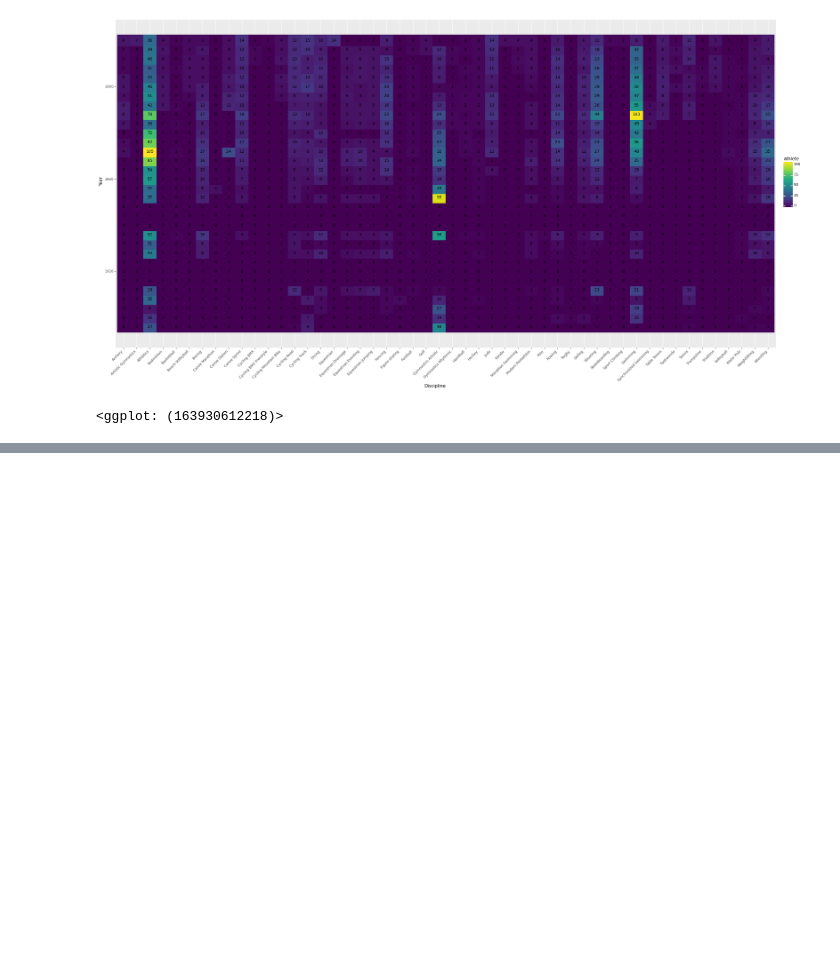
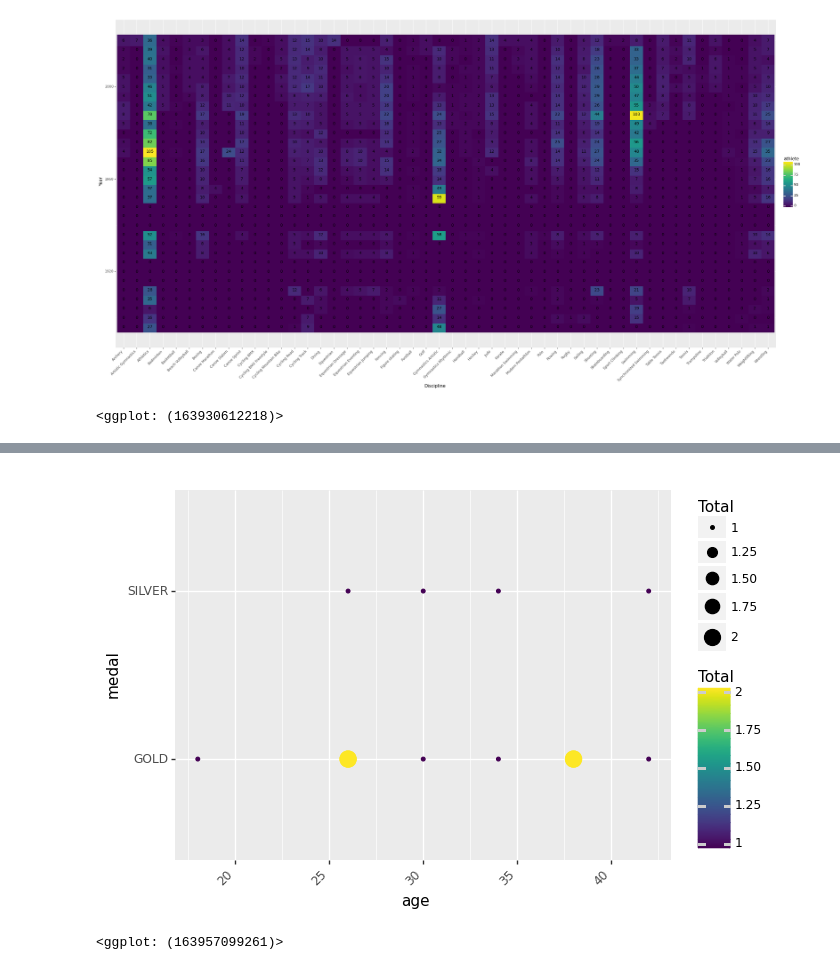
Before and after one commit to brmuloot/Jeux-Olympiques, a Jupyter notebook: Jeux_olympiques.ipynb, the cells around one changed output, grey strips where cells are left out. Saved outputs shown, nothing was run; the diff lists cells and outputs as text; code cells hidden in the pictures; blank space fills up the shorter version.

Commit message:
fin du best athlete

```diff
--- a/Jeux_olympiques.ipynb
+++ b/Jeux_olympiques.ipynb
@@ -613,0 +617,14 @@ df_final
+# %%
+medal_birgit = ["GOLD", "SILVER", "GOLD", "GOLD", "GOLD", "SILVER", "GOLD", "SILVER", "GOLD", "GOLD","SILVER" ,"GOLD"]
+rank_birgit = ["1", "2", "1", "1", "1", "2", "1", "2", "1", "1","2" ,"1"]
+total = [1,1,2,2,1,1,1,1,2,2,1,1]
+# %%
+birth = top10.athlete_year_birth.iloc[0]
+birth
+age = year_birgit - birth
+age = list(age)
+# %%
+df_birgit = pd.DataFrame(year_birgit, columns=["Year"])
+# %%
+df_birgit = df_birgit.assign(medal = medal_birgit, age = age, rank = rank_birgit, Total=total)
+df_birgit
@@ -613,0 +645,9 @@ df_final
+# %%
+(
+    p9.ggplot(data=df_birgit, mapping =  p9.aes(x='age', y="medal"))
+    + p9.geom_point(p9.aes(size='Total', color="Total"))
+    + p9.theme(axis_text_x = p9.element_text(angle=45, hjust=1))
+)
+# %% [output]
+[figure, added]
+<ggplot: (163957099261)>
```
Also changed, not shown: parts of 45 cells of this notebook.
